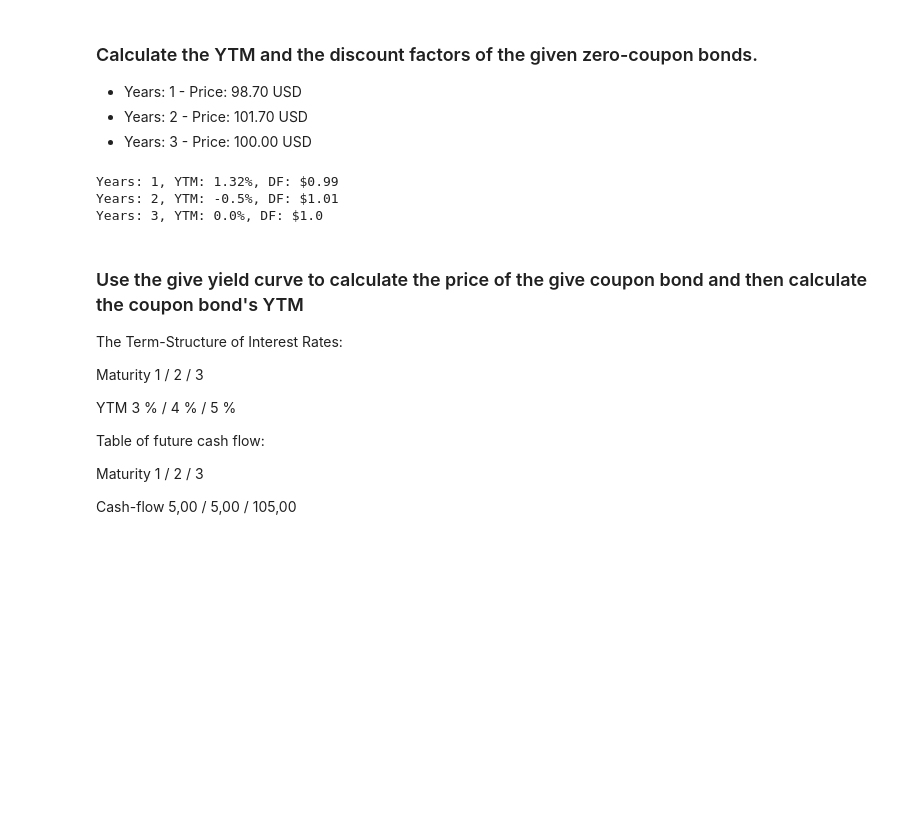
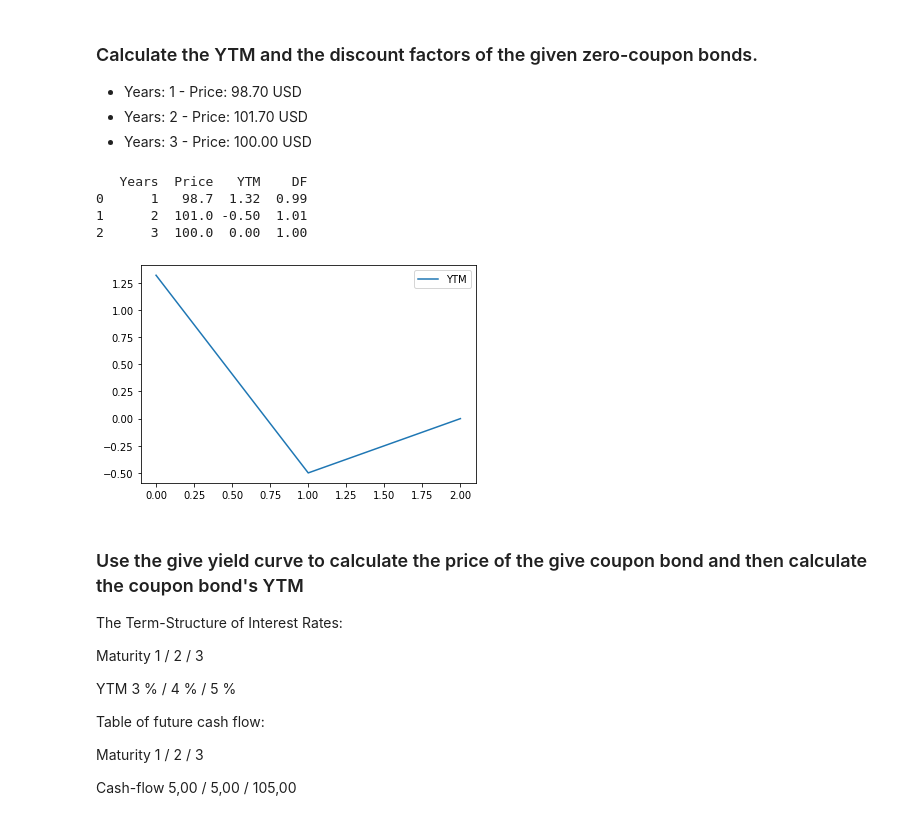
Before and after one commit to LopezMarioAlberto/FinancialMarketAnalysis, a Jupyter notebook: FMA04_TermStructureInterestRates.ipynb, the cells around one changed output. Cells and saved outputs as stored; diff of their text form; code cells hidden in the pictures; blank space fills up the shorter version.

```diff
--- a/FMA04_TermStructureInterestRates.ipynb
+++ b/FMA04_TermStructureInterestRates.ipynb
@@ -104,16 +168,25 @@ def SIRIT(sir, t, i):
 # %%
 p = [98.7, 101, 100]
 m = [1, 2, 3]
 
+data = []
 for i in p:
   ma = m[p.index(i)]
   ytm = ytm_zero(i, ma)
   df = df_zero(ytm, ma)
-  print(f'Years: {ma}, YTM: {ytm}%, DF: ${df}')
+  data.append([ma, i, ytm, df])
+
+df = pd.DataFrame(data, columns=['Years', 'Price', 'YTM', 'DF'])
+print(df)
+
+df.plot(y=['YTM'])
+plt.show()
 # %% [output]
-Years: 1, YTM: 1.32%, DF: $0.99
-Years: 2, YTM: -0.5%, DF: $1.01
-Years: 3, YTM: 0.0%, DF: $1.0
+   Years  Price   YTM    DF
+0      1   98.7  1.32  0.99
+1      2  101.0 -0.50  1.01
+2      3  100.0  0.00  1.00
+[figure, added]
 # %% [markdown]
 ### Use the give yield curve to calculate the price of the give coupon bond and then calculate the coupon bond's YTM
 
```
Also changed, not shown: parts of 13 cells of this notebook.
